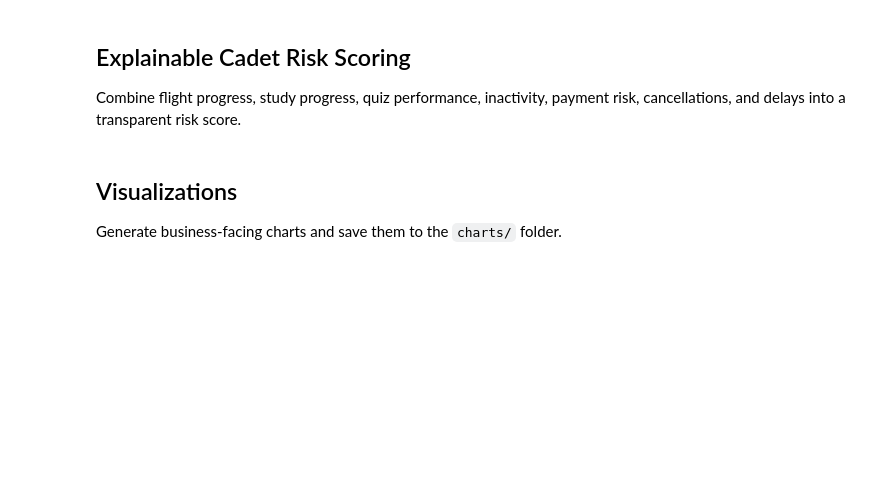
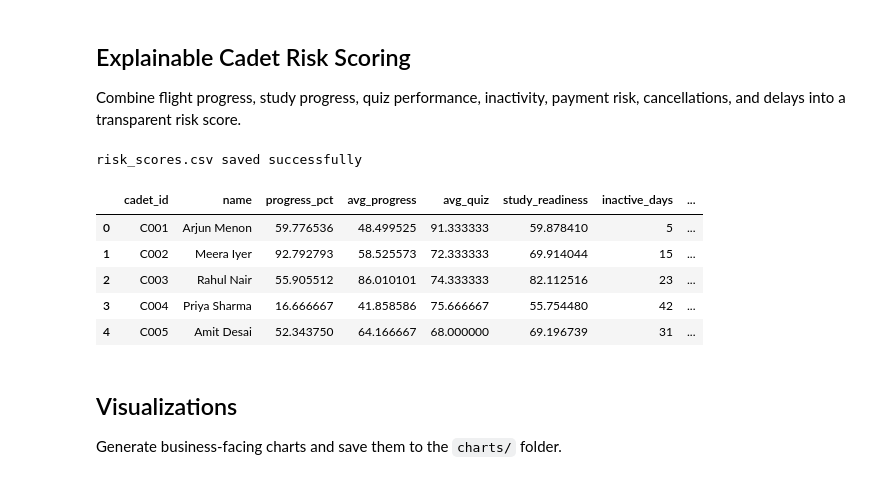
Before and after one commit to 23f3004174/airman-data-science-assessment, a Jupyter notebook: notebooks/analysis.ipynb, the cells around one changed output. Cells and saved outputs as stored; diff of their text form; code cells hidden in the pictures; blank space fills up the shorter version.

```diff
--- a/notebooks/analysis.ipynb
+++ b/notebooks/analysis.ipynb
@@ -324,7 +353,7 @@ cadet_study['inactivity_risk'] = pd.cut(cadet_study['inactive_days'], bins=[-1,
 cadet_study['study_readiness'] = (
     cadet_study['avg_quiz'] * 0.35 +
     cadet_study['avg_progress'] * 0.45 +
-    (cadet_study['practice_tests'] / cadet_study['practice_tests'].max().replace(0, 1)) * 20
+    (cadet_study['practice_tests'] / max(cadet_study['practice_tests'].max(), 1)) * 20
 ).clip(0, 100)
 
 weak_subjects = toga_study[(toga_study['study_progress_pct'] < 70) | (toga_study['avg_quiz_score'] < 70)]
@@ -380,34 +423,58 @@ cadet_risk['risk_score'] = (
     cadet_risk['payment_risk_score'] * 0.13 +
     cadet_risk['cancel_risk_score'] * 0.06 +
     cadet_risk['delay_risk_score'] * 0.04
 ).clip(0, 100).round(1)
 
 cadet_risk['risk_level'] = pd.cut(cadet_risk['risk_score'], bins=[-1, 39, 69, 100], labels=['Low', 'Medium', 'High'])
 
 risk_drivers = []
 for _, row in cadet_risk.iterrows():
     drivers = []
     if row['progress_pct'] < 60:
         drivers.append('Low flight progress')
     if row['avg_progress'] < 70:
         drivers.append('Weak study progress')
     if row['avg_quiz'] < 75:
         drivers.append('Below-target quiz score')
     if row['inactive_days'] > 30:
         drivers.append('Inactivity risk')
     if row['payment_risk_pct'] > 25:
         drivers.append('High outstanding payment')
     if row['cancel_count'] >= 2:
         drivers.append('Repeated cancellations')
     if row['avg_delay'] > 30:
         drivers.append('High average delay')
     risk_drivers.append(', '.join(drivers) if drivers else 'No dominant risk driver')
 
 cadet_risk['top_risk_drivers'] = risk_drivers
 risk_export = cadet_risk[['cadet_id', 'name', 'risk_score', 'risk_level', 'top_risk_drivers']]
-risk_export.to_csv('data/risk_scores.csv', index=False)
+import os
+
+# Ensure project root
+PROJECT_ROOT = r"C:\Users\Aditri\airman-data-science-assessment"
+
+# Create data directory safely
+data_dir = os.path.join(PROJECT_ROOT, "data")
+
+os.makedirs(data_dir, exist_ok=True)
+
+# Export risk scores safely
+risk_export.to_csv(
+    os.path.join(data_dir, "risk_scores.csv"),
+    index=False
+)
+
+print("risk_scores.csv saved successfully")
 
 cadet_risk.head()
+# %% [output]
+risk_scores.csv saved successfully
+|  | cadet_id | name | progress_pct | avg_progress | avg_quiz | study_readiness | inactive_days | ... |
+| 0 | C001 | Arjun Menon | 59.776536 | 48.499525 | 91.333333 | 59.878410 | 5 | ... |
+| 1 | C002 | Meera Iyer | 92.792793 | 58.525573 | 72.333333 | 69.914044 | 15 | ... |
+| 2 | C003 | Rahul Nair | 55.905512 | 86.010101 | 74.333333 | 82.112516 | 23 | ... |
+| 3 | C004 | Priya Sharma | 16.666667 | 41.858586 | 75.666667 | 55.754480 | 42 | ... |
+| 4 | C005 | Amit Desai | 52.343750 | 64.166667 | 68.000000 | 69.196739 | 31 | ... |
 # %% [markdown]
 ## Visualizations
 Generate business-facing charts and save them to the `charts/` folder.
```
Also changed, not shown: parts of 8 cells of this notebook.
